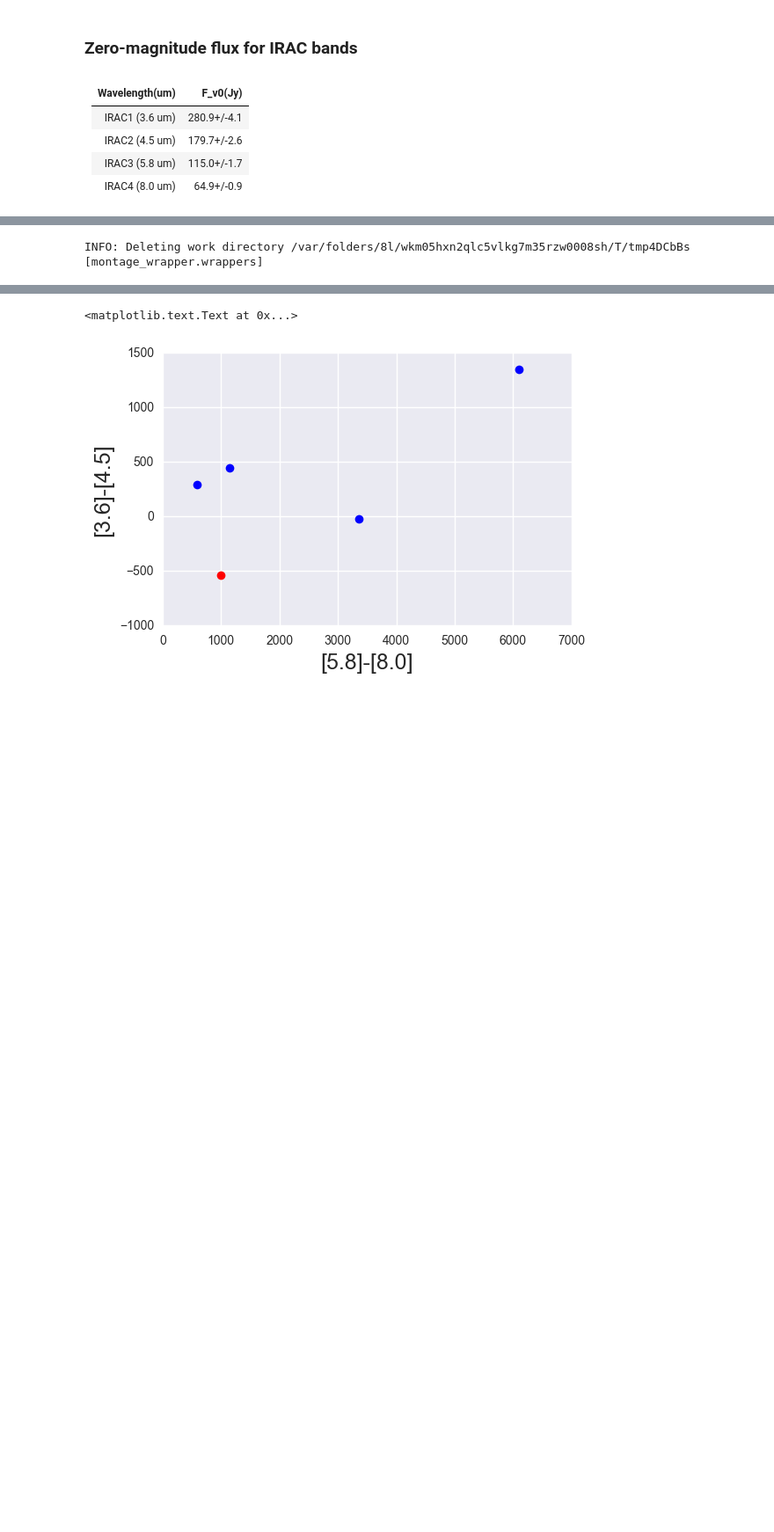
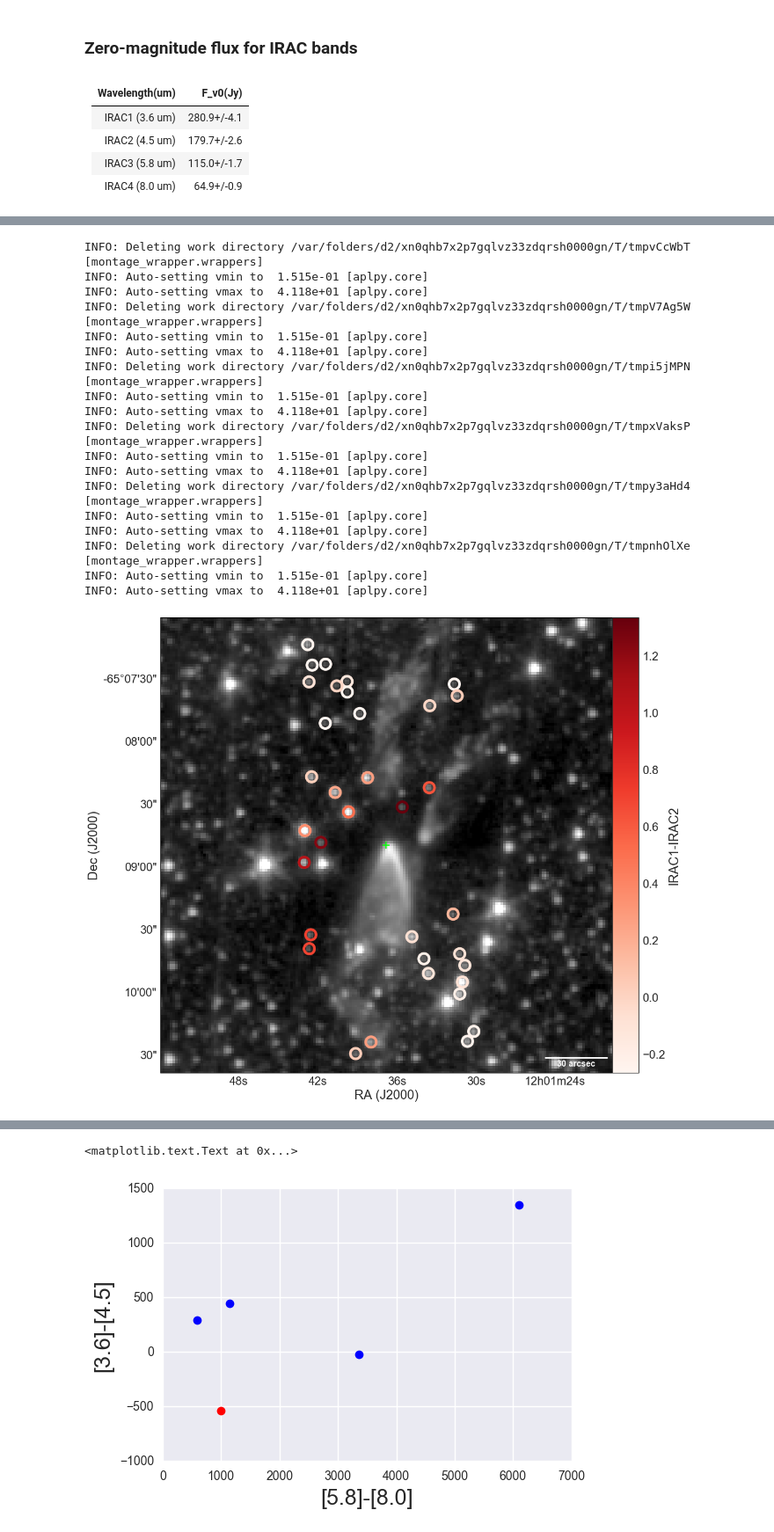
Before and after one commit to yaolun/misc, a Jupyter notebook: BHR71_stars_extinction.ipynb, the cells around one changed output, grey strips where cells are left out. Shown at 88% size. Drawn from its saved outputs; the diff is of its cells as text; code cells hidden in the pictures; blank space fills up the shorter version.

```diff
--- a/BHR71_stars_extinction.ipynb
+++ b/BHR71_stars_extinction.ipynb
@@ -83,5 +83,5 @@ plt.axes().set_aspect('equal', 'datalim')
 # %%
-def color_fig(irac_color, label):
+def color_fig(irac_color, label, plotdir=None):
     import aplpy as apl
     import matplotlib as mpl
     from astropy import units as u
@@ -118,6 +118,8 @@ def color_fig(irac_color, label):
     norm = mpl.colors.Normalize(vmin=irac_color.min(),vmax=irac_color.max())
 
     for i in range(len(irac_color)):
+        if (data['ra'][selector][i] > irs1.ra.degree+100./3600) or (data['ra'][selector][i] < irs1.ra.degree-100./3600):
+            continue
         im.show_markers(data['ra'][selector][i], data['dec'][selector][i], marker='o',
                         edgecolor=cmap(irac_color[i]), facecolor='None', s=400, linewidth=5)
 
@@ -147,28 +149,47 @@ def color_fig(irac_color, label):
     im.scalebar.set_font(size=16, weight='bold')
     im.scalebar.set(linestyle='solid', color='w', linewidth=3, corner='bottom')
 
-    # im.save(plotdir+'/'+plotname+'.pdf',format='pdf',transparent=True, dpi=300)
+    if plotdir != None:
+        im.save(plotdir+'/BHR71_color_'+label+'.pdf',format='pdf',transparent=True, dpi=300)
 # %%
 def FluxFlag(band1, band2):
     selector = (data[band1+'_fluxtype'] == 1) & (data[band1+'_softsatflag'] == 0) & \
                (data[band2+'_fluxtype'] == 1) & (data[band2+'_softsatflag'] == 0)
     return selector
 irac_color = flux_to_mag(data['i1_f_ap1'][FluxFlag('i1','i2')]*1e-6, 0) - flux_to_mag(data['i2_f_ap1'][FluxFlag('i1','i2')]*1e-6,1)
-color_fig(irac_color, 'IRAC1-IRAC2')
+color_fig(irac_color, 'IRAC1-IRAC2', plotdir='/Users/yaolun/test/')
 
 irac_color = flux_to_mag(data['i3_f_ap1'][FluxFlag('i3','i4')]*1e-6, 2) - flux_to_mag(data['i4_f_ap1'][FluxFlag('i3','i4')]*1e-6,3)
-color_fig(irac_color, 'IRAC3-IRAC4')
+color_fig(irac_color, 'IRAC3-IRAC4', plotdir='/Users/yaolun/test/')
 
 irac_color = flux_to_mag(data['i1_f_ap1'][FluxFlag('i1','i3')]*1e-6, 0) - flux_to_mag(data['i3_f_ap1'][FluxFlag('i1','i3')]*1e-6,2)
-color_fig(irac_color, 'IRAC1-IRAC3')
+color_fig(irac_color, 'IRAC1-IRAC3', plotdir='/Users/yaolun/test/')
 
 irac_color = flux_to_mag(data['i1_f_ap1'][FluxFlag('i1','i4')]*1e-6, 0) - flux_to_mag(data['i4_f_ap1'][FluxFlag('i1','i4')]*1e-6,3)
-color_fig(irac_color, 'IRAC1-IRAC4')
+color_fig(irac_color, 'IRAC1-IRAC4', plotdir='/Users/yaolun/test/')
 
 irac_color = flux_to_mag(data['i2_f_ap1'][FluxFlag('i2','i3')]*1e-6, 1) - flux_to_mag(data['i3_f_ap1'][FluxFlag('i2','i3')]*1e-6,2)
-color_fig(irac_color, 'IRAC2-IRAC3')
+color_fig(irac_color, 'IRAC2-IRAC3', plotdir='/Users/yaolun/test/')
 
 irac_color = flux_to_mag(data['i2_f_ap1'][FluxFlag('i2','i4')]*1e-6, 1) - flux_to_mag(data['i4_f_ap1'][FluxFlag('i2','i4')]*1e-6,3)
-color_fig(irac_color, 'IRAC2-IRAC4')
+color_fig(irac_color, 'IRAC2-IRAC4', plotdir='/Users/yaolun/test/')
 # %% [output]
-INFO: Deleting work directory /var/folders/8l/wkm05hxn2qlc5vlkg7m35rzw0008sh/T/tmp4DCbBs [montage_wrapper.wrappers]
+INFO: Deleting work directory /var/folders/d2/xn0qhb7x2p7gqlvz33zdqrsh0000gn/T/tmpvCcWbT [montage_wrapper.wrappers]
+INFO: Auto-setting vmin to  1.515e-01 [aplpy.core]
+INFO: Auto-setting vmax to  4.118e+01 [aplpy.core]
+INFO: Deleting work directory /var/folders/d2/xn0qhb7x2p7gqlvz33zdqrsh0000gn/T/tmpV7Ag5W [montage_wrapper.wrappers]
+INFO: Auto-setting vmin to  1.515e-01 [aplpy.core]
+INFO: Auto-setting vmax to  4.118e+01 [aplpy.core]
+INFO: Deleting work directory /var/folders/d2/xn0qhb7x2p7gqlvz33zdqrsh0000gn/T/tmpi5jMPN [montage_wrapper.wrappers]
+INFO: Auto-setting vmin to  1.515e-01 [aplpy.core]
+INFO: Auto-setting vmax to  4.118e+01 [aplpy.core]
+INFO: Deleting work directory /var/folders/d2/xn0qhb7x2p7gqlvz33zdqrsh0000gn/T/tmpxVaksP [montage_wrapper.wrappers]
+INFO: Auto-setting vmin to  1.515e-01 [aplpy.core]
+INFO: Auto-setting vmax to  4.118e+01 [aplpy.core]
+INFO: Deleting work directory /var/folders/d2/xn0qhb7x2p7gqlvz33zdqrsh0000gn/T/tmpy3aHd4 [montage_wrapper.wrappers]
+INFO: Auto-setting vmin to  1.515e-01 [aplpy.core]
+INFO: Auto-setting vmax to  4.118e+01 [aplpy.core]
+INFO: Deleting work directory /var/folders/d2/xn0qhb7x2p7gqlvz33zdqrsh0000gn/T/tmpnhOlXe [montage_wrapper.wrappers]
+INFO: Auto-setting vmin to  1.515e-01 [aplpy.core]
+INFO: Auto-setting vmax to  4.118e+01 [aplpy.core]
+[figure, added]
```
Also changed, not shown: parts of 4 cells of this notebook.
